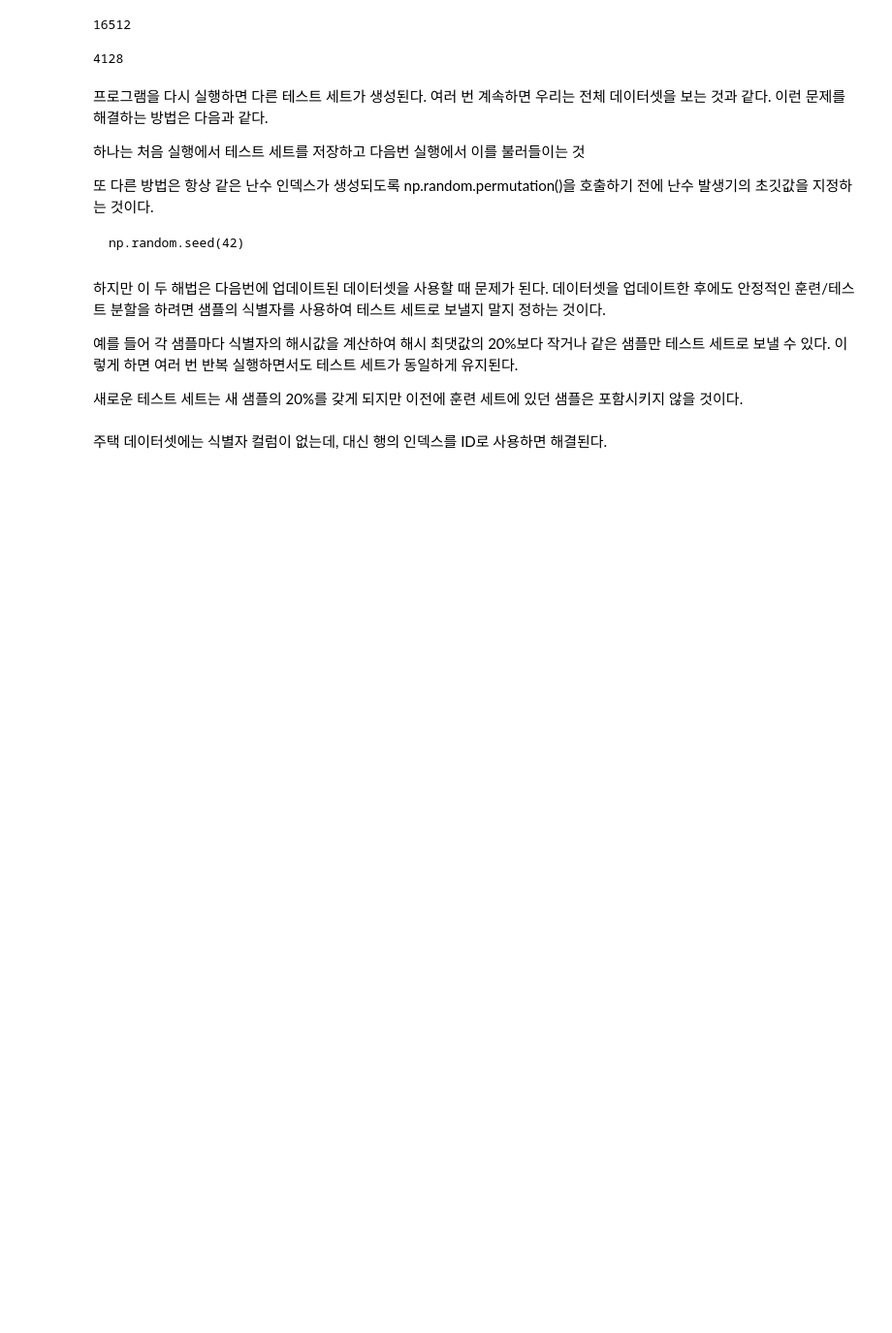
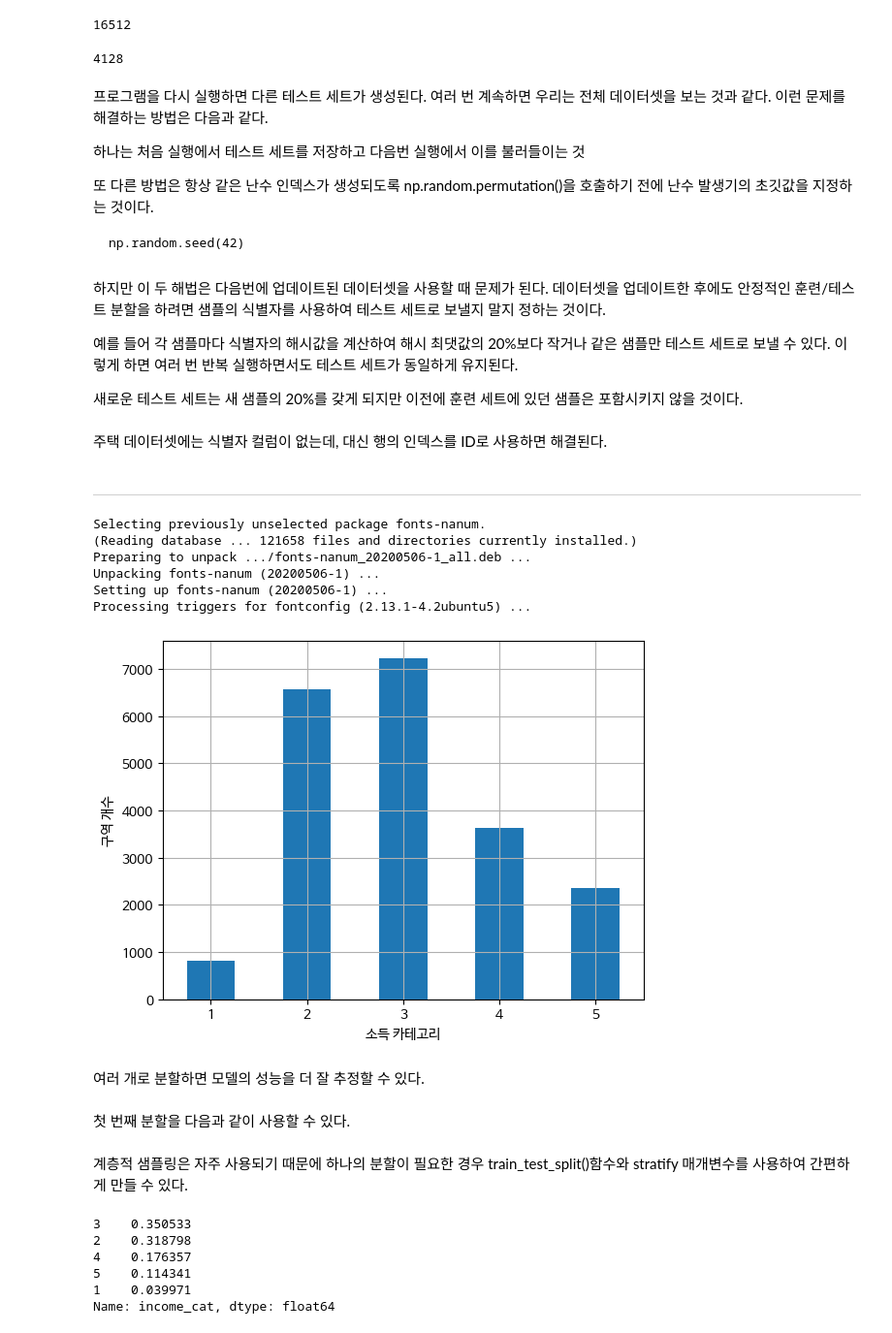
Before and after one commit to sheepjun96/Hands_On-Maching-Learning, a Jupyter notebook: 2장_머신러닝_프로젝트_처음부터_끝까지.ipynb, the cells around one changed output. Shown: that part at 97% size. Drawn from its saved outputs; the diff is of its cells as text; code cells hidden in the pictures; blank space fills up the shorter version.

Commit message:
Colaboratory를 통해 생성됨

```diff
--- a/2장_머신러닝_프로젝트_처음부터_끝까지.ipynb
+++ b/2장_머신러닝_프로젝트_처음부터_끝까지.ipynb
@@ -115,3 +115,45 @@ train_set, test_set = split_data_with_id_hash(housing_with_id, 0.2, "index")
 from sklearn.model_selection import train_test_split
 
 train_set, test_set = train_test_split(housing, test_size=0.2, random_state=42)
+# %% [markdown]
+
+
+---
+# %%
+housing["income_cat"] = pd.cut(housing["median_income"],
+                               bins=[0., 1.5, 3.0, 4.5, 6., np.inf],
+                               labels=[1,2,3,4,5])
+# %%
+import sys
+
+# 노트북이 코랩에서 실행 중인지 체크합니다.
+if 'google.colab' in sys.modules:
+    !echo 'debconf debconf/frontend select Noninteractive' | debconf-set-selections
+    # 나눔 폰트를 설치합니다.
+    !sudo apt-get -qq -y install fonts-nanum
+    import matplotlib.font_manager as fm
+    font_files = fm.findSystemFonts(fontpaths=['/usr/share/fonts/truetype/nanum'])
+    for fpath in font_files:
+        fm.fontManager.addfont(fpath)
+     # 나눔바른고딕 폰트로 설정합니다.
+    import matplotlib.pyplot as plt
+    plt.rc('font', family='NanumBarunGothic')
+    # 마이너스 기호 표시 오류 수정
+    import matplotlib
+    matplotlib.rcParams['axes.unicode_minus'] = False
+# %% [output]
+Selecting previously unselected package fonts-nanum.
+(Reading database ... 121658 files and directories currently installed.)
+Preparing to unpack .../fonts-nanum_20200506-1_all.deb ...
+Unpacking fonts-nanum (20200506-1) ...
+Setting up fonts-nanum (20200506-1) ...
+Processing triggers for fontconfig (2.13.1-4.2ubuntu5) ...
+# %%
+housing["income_cat"].value_counts().sort_index().plot.bar(rot=0, grid=True)
+plt.xlabel("소득 카테고리")
+plt.ylabel("구역 개수")
+plt.show()
+# %% [output]
+[figure, added]
+# %% [markdown]
+여러 개로 분할하면 모델의 성능을 더 잘 추정할 수 있다.
@@ -117,0 +169,2 @@ train_set, test_set = train_test_split(housing, test_size=0.2, random_state=42)
+# %% [markdown]
+첫 번째 분할을 다음과 같이 사용할 수 있다.
@@ -117,0 +173,2 @@ train_set, test_set = train_test_split(housing, test_size=0.2, random_state=42)
+# %% [markdown]
+계층적 샘플링은 자주 사용되기 때문에 하나의 분할이 필요한 경우 train_test_split()함수와 stratify 매개변수를 사용하여 간편하게 만들 수 있다.
@@ -117,0 +178,9 @@ train_set, test_set = train_test_split(housing, test_size=0.2, random_state=42)
+# %%
+strat_test_set["income_cat"].value_counts() / len(strat_test_set)
+# %% [output]
+3    0.350533
+2    0.318798
+4    0.176357
+5    0.114341
+1    0.039971
+Name: income_cat, dtype: float64
```
Also changed, not shown: parts of 6 cells of this notebook.
